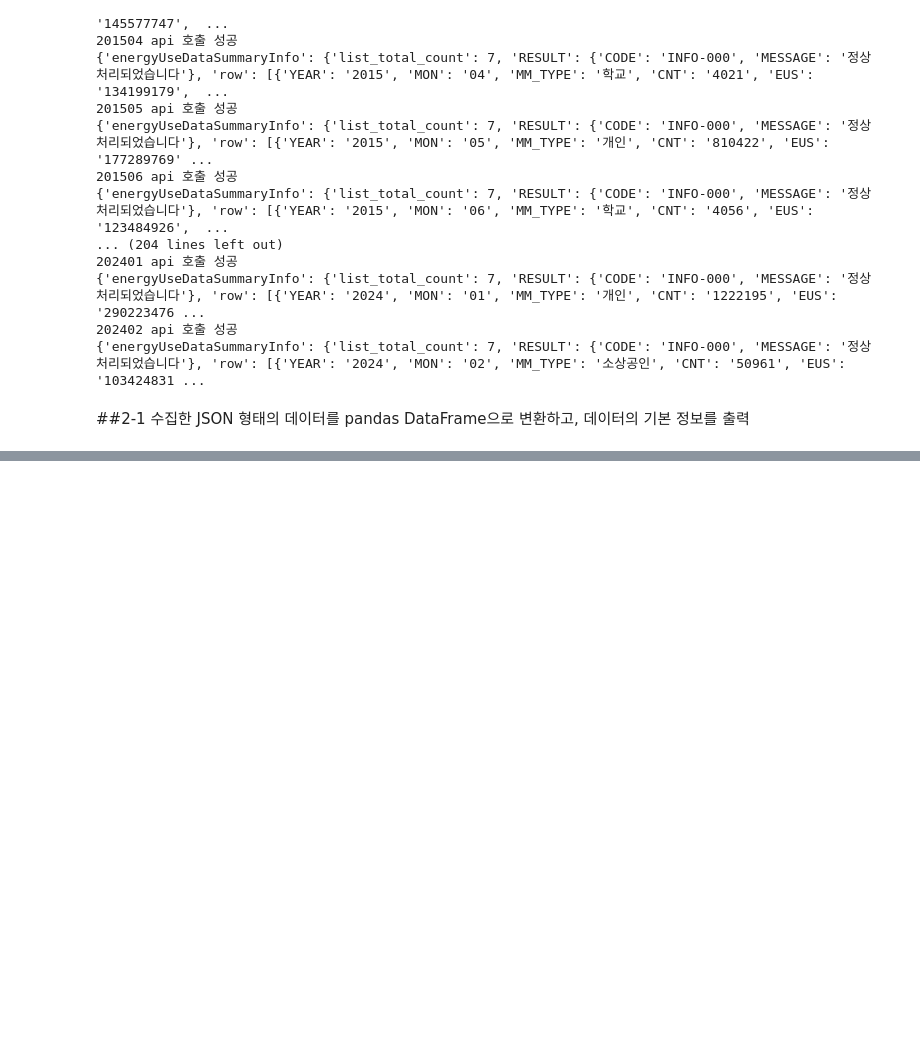
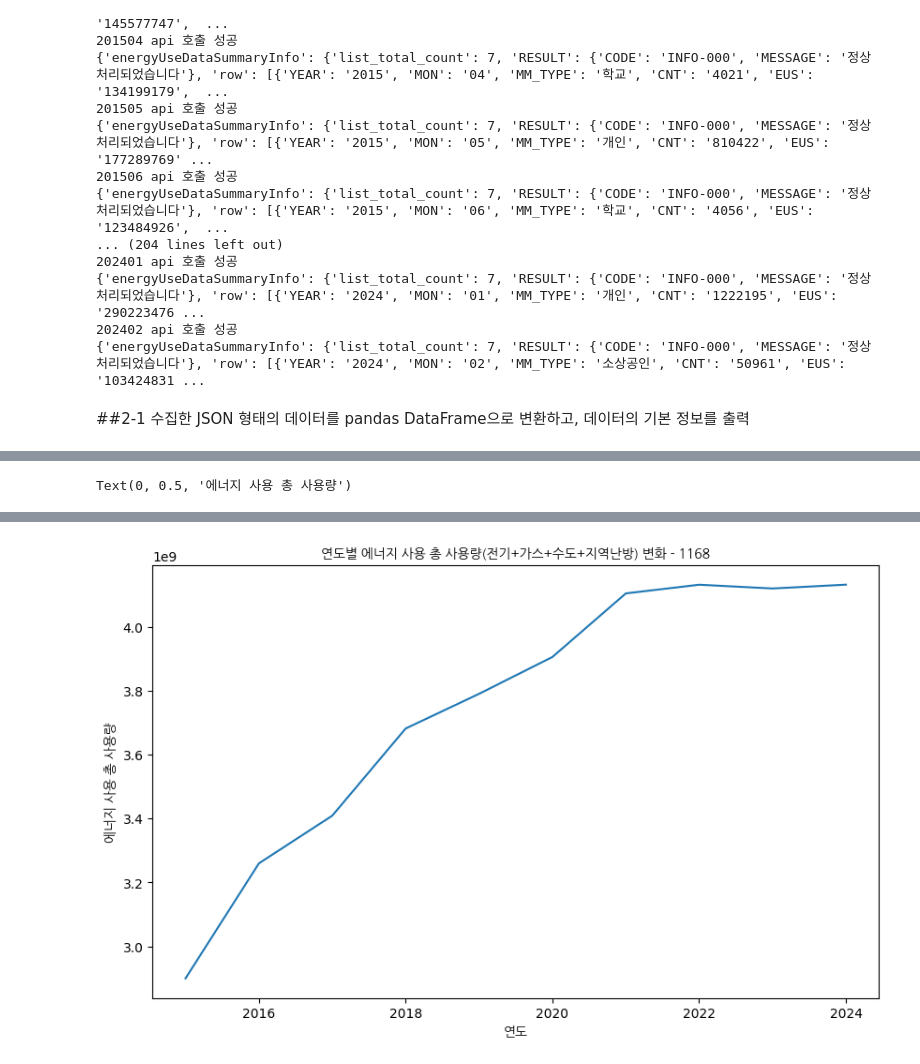
Before and after one commit to geelmens/Data-Analysis-with-Open-Source, a Jupyter notebook: 오픈소스_데이터_분석_4강.ipynb, the cells around one changed output, grey strips where cells are left out. Cells and saved outputs as stored; diff of their text form; code cells hidden in the pictures; blank space fills up the shorter version.

```diff
--- a/오픈소스_데이터_분석_4강.ipynb
+++ b/오픈소스_데이터_분석_4강.ipynb
@@ -301,0 +271,12 @@ print(df_all)
+# %%
+def season(month):
+    if month in [12,1,2]:
+        return '겨울'
+    elif month in [3,4,5]:
+        return '봄'
+    elif month in [6,7,8]:
+        return '여름'
+    elif month in [9,10,11]:
+        return '가을'
+df_fin['season'] = df_fin['MON'].apply(season)
+df_fin.head(12)
@@ -301,0 +323,18 @@ print(df_all)
+# %%
+import matplotlib.pyplot as plt
+
+plt.rc('font', family='NanumGothic')
+#총 사용량 변수 생성
+df_fin['TUS'] = df_fin[['EUS','GUS','WUS','HUS']].sum(axis=1)
+
+#연도별로 SUM
+annual_tus = df_fin.groupby('YEAR')['TUS'].sum().reset_index()
+
+#시각화
+plt.figure(figsize=(10,6))
+plt.plot(annual_tus['YEAR'], annual_tus['TUS'])
+plt.title('연도별 에너지 사용 총 사용량(전기+가스+수도+지역난방) 변화 - 1168', fontproperties=font_prop)
+plt.xlabel('연도', fontproperties=font_prop)
+plt.ylabel('에너지 사용 총 사용량', fontproperties=font_prop)
+# %% [output]
+Text(0, 0.5, '에너지 사용 총 사용량')
@@ -301,0 +358 @@ print(df_all)
+[figure, added]
```
Also changed, not shown: parts of 16 cells of this notebook.
